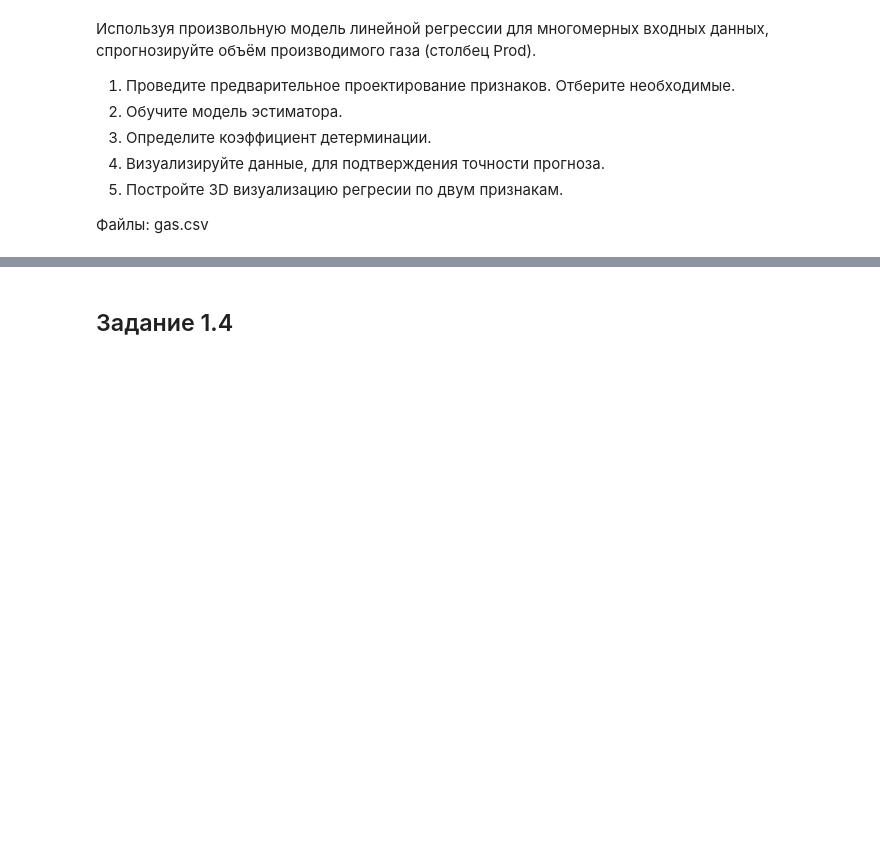
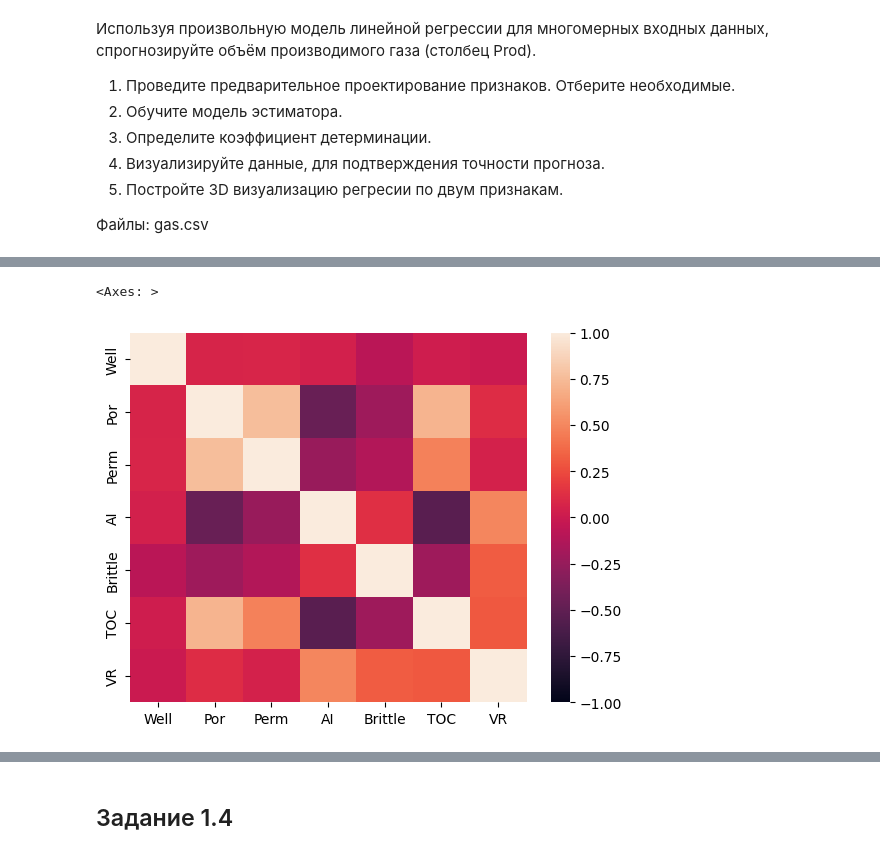
Before and after one commit to natallia-zzz/bsu_masters, a Jupyter notebook: lab_1/ML_LR1_2023.ipynb, the cells around one changed output, grey strips where cells are left out. Drawn from its saved outputs; the diff is of its cells as text; code cells hidden in the pictures; blank space fills up the shorter version.

```diff
--- a/lab_1/ML_LR1_2023.ipynb
+++ b/lab_1/ML_LR1_2023.ipynb
@@ -279,0 +268,5 @@ class MyPolyRegression():
+# %%
+sns.heatmap(X.corr(), vmin=-1, vmax=1)
+# %% [output]
+<Axes: >
+[figure, added]
```
Also changed, not shown: parts of 26 cells of this notebook, 2 other files.
